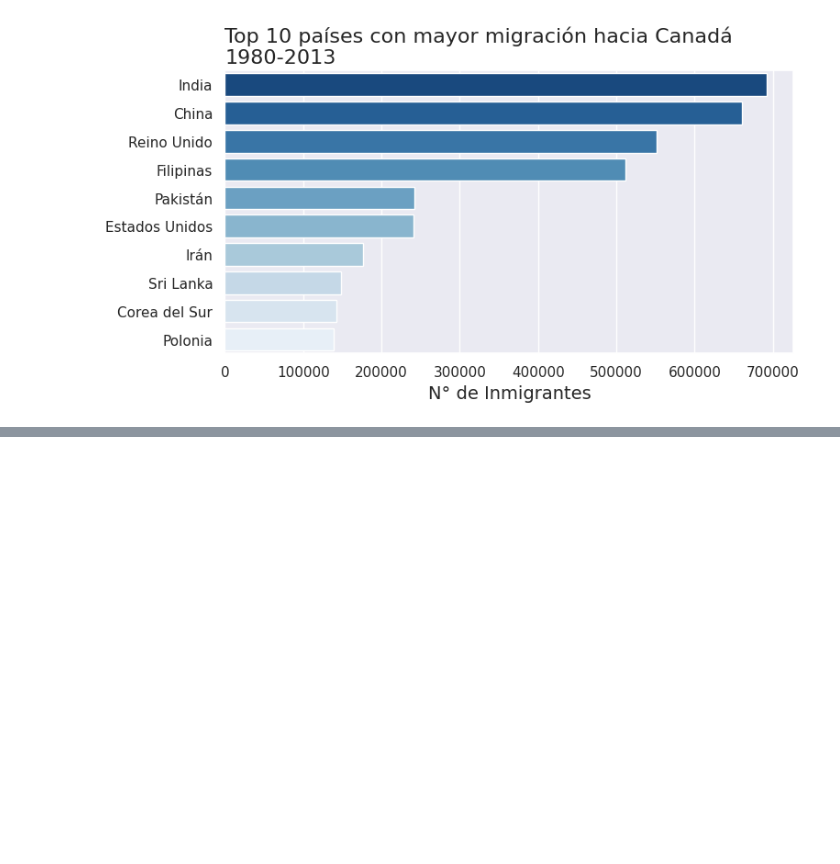
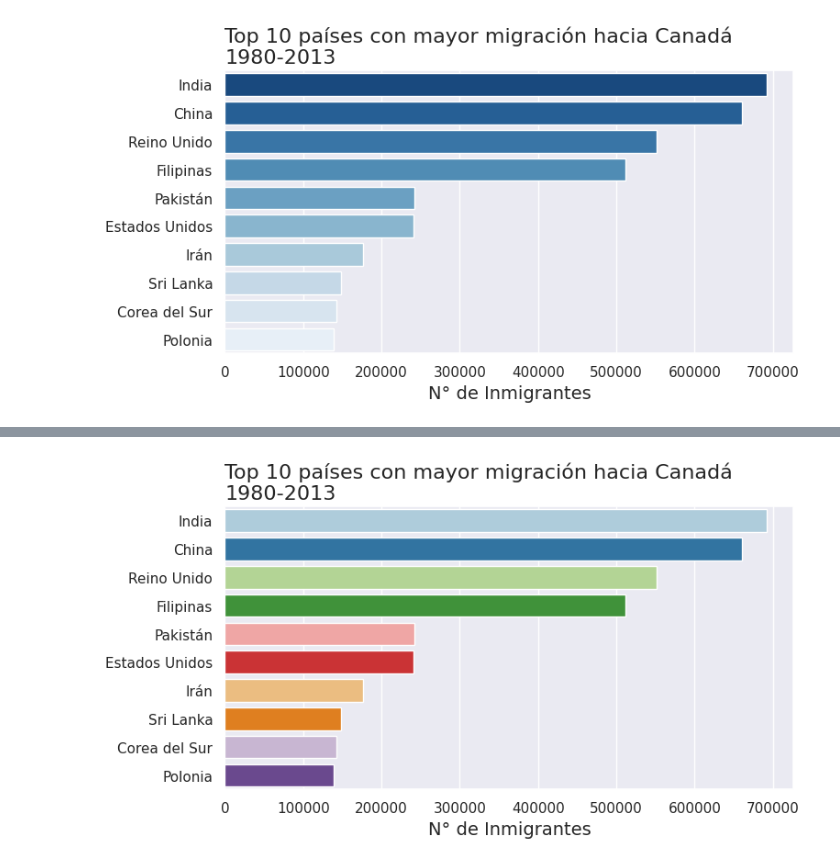
Before and after one commit to Nataliahfk/visualizacion_datos_graficos_python, a Jupyter notebook: visualizacion_de_datos_con_graficos_python.ipynb, the cells around one changed output, grey strips where cells are left out. Cells and saved outputs as stored; diff of their text form; code cells hidden in the pictures; blank space fills up the shorter version.

```diff
--- a/visualizacion_de_datos_con_graficos_python.ipynb
+++ b/visualizacion_de_datos_con_graficos_python.ipynb
@@ -476,0 +483,4 @@ generar_grafico('Blues_r')
+# %%
+generar_grafico('Paired')
+# %% [output]
+[figure, added]
```
Also changed, not shown: parts of 4 cells of this notebook.
